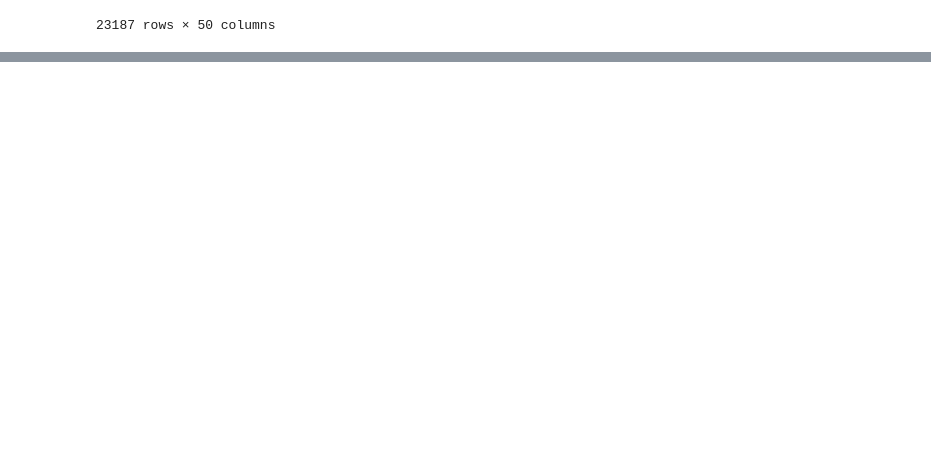
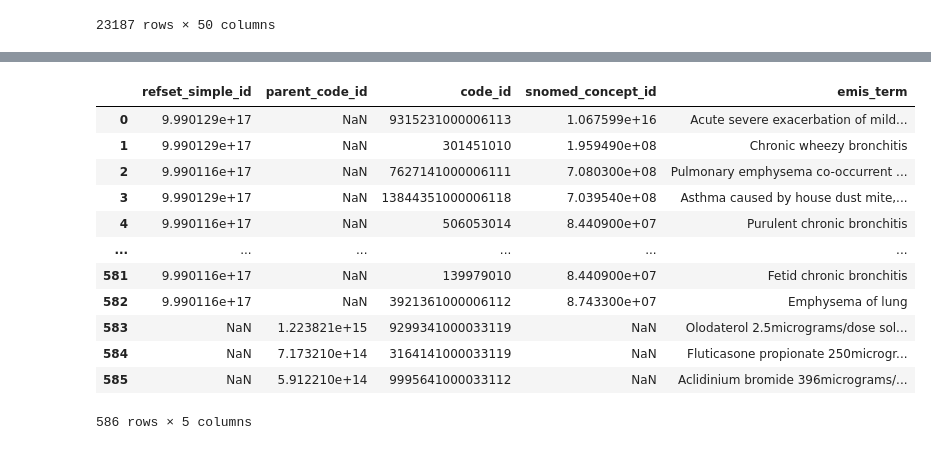
Before and after one commit to rpenn97/EMIS_task, a Jupyter notebook: solution/solution_py.ipynb, the cells around one changed output, grey strips where cells are left out. Cells and saved outputs as stored; diff of their text form; code cells hidden in the pictures; blank space fills up the shorter version.

```diff
--- a/solution/solution_py.ipynb
+++ b/solution/solution_py.ipynb
@@ -147,0 +205,16 @@ psql.sqldf("""SELECT emis_code_id FROM observation0""")
+# %%
+clinical_codes
+# %% [output]
+|  | refset_simple_id | parent_code_id | code_id | snomed_concept_id | emis_term |
+| 0 | 9.990129e+17 | NaN | 9315231000006113 | 1.067599e+16 | Acute severe exacerbation of mild... |
+| 1 | 9.990129e+17 | NaN | 301451010 | 1.959490e+08 | Chronic wheezy bronchitis |
+| 2 | 9.990116e+17 | NaN | 7627141000006111 | 7.080300e+08 | Pulmonary emphysema co-occurrent ... |
+| 3 | 9.990129e+17 | NaN | 13844351000006118 | 7.039540e+08 | Asthma caused by house dust mite,... |
+| 4 | 9.990116e+17 | NaN | 506053014 | 8.440900e+07 | Purulent chronic bronchitis |
+| ... | ... | ... | ... | ... | ... |
+| 581 | 9.990116e+17 | NaN | 139979010 | 8.440900e+07 | Fetid chronic bronchitis |
+| 582 | 9.990116e+17 | NaN | 3921361000006112 | 8.743300e+07 | Emphysema of lung |
+| 583 | NaN | 1.223821e+15 | 9299341000033119 | NaN | Olodaterol 2.5micrograms/dose sol... |
+| 584 | NaN | 7.173210e+14 | 3164141000033119 | NaN | Fluticasone propionate 250microgr... |
+| 585 | NaN | 5.912210e+14 | 9995641000033112 | NaN | Aclidinium bromide 396micrograms/... |
+586 rows × 5 columns
```
Also changed, not shown: parts of 10 cells of this notebook.
